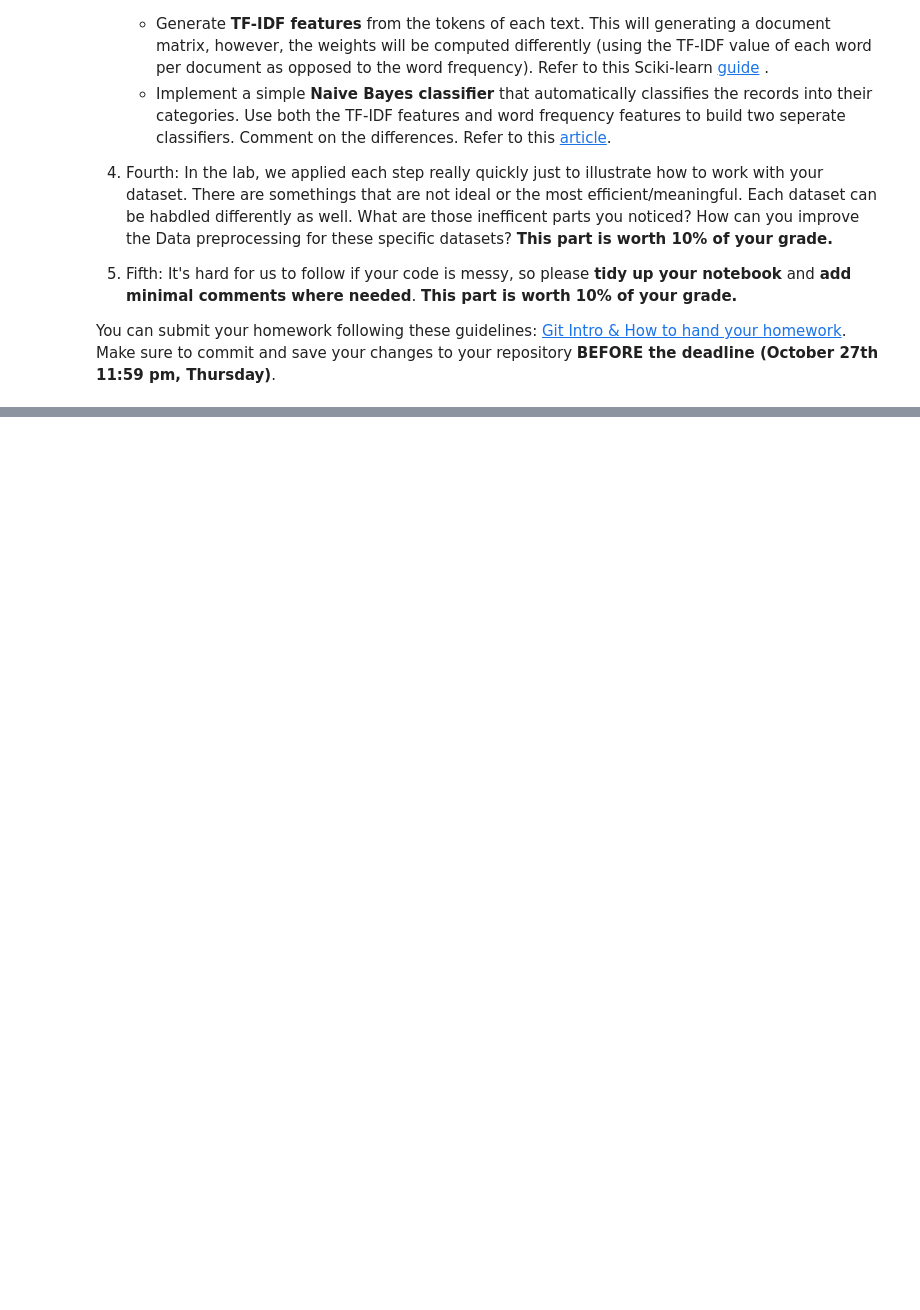
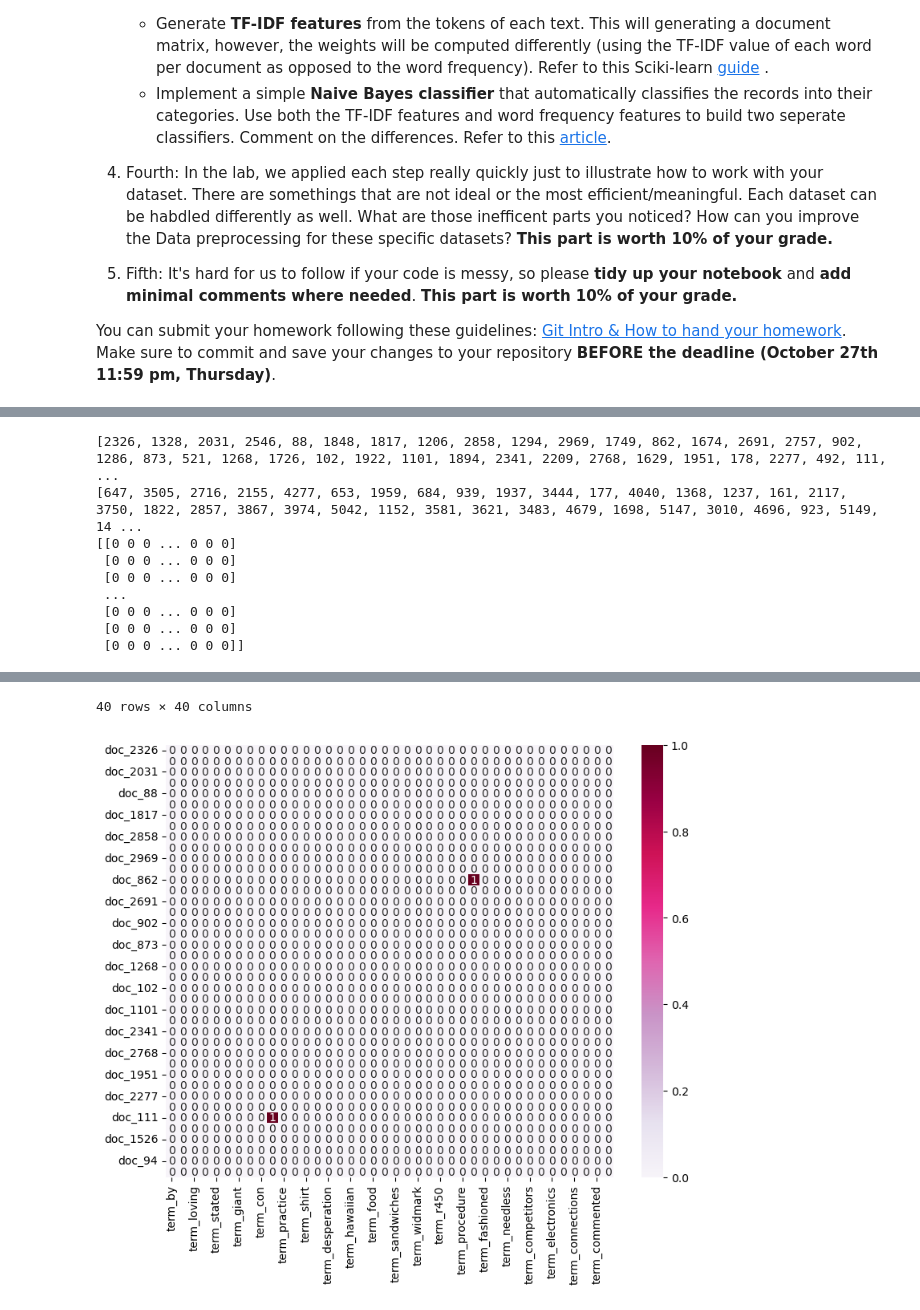
Before and after one commit to ansonlin3578/DM2023-Lab1-Master, a Jupyter notebook: Homework/DM2023-Lab1-Homework.ipynb, the cells around one changed output, grey strips where cells are left out. Drawn from its saved outputs; the diff is of its cells as text; code cells hidden in the pictures; blank space fills up the shorter version.

```diff
--- a/Homework/DM2023-Lab1-Homework.ipynb
+++ b/Homework/DM2023-Lab1-Homework.ipynb
@@ -35,0 +235,7 @@ You can submit your homework following these guidelines: [Git Intro & How to han
+# %%
+from sklearn.feature_extraction.text import CountVectorizer
+
+count_vect = CountVectorizer()
+X_counts = count_vect.fit_transform(pd_total.text) #learn the vocabulary and return document-term matrix
+print(X_counts.shape)
+print(X_counts[0])
@@ -35,0 +298,10 @@ You can submit your homework following these guidelines: [Git Intro & How to han
+# %%
+hot_idx = []
+for i, hot_point in enumerate(X_counts[0, 0:3000].toarray()[0]):
+    if hot_point == 0:
+        continue
+    else:
+        hot_idx.append(i)
+
+for idx in hot_idx:
+    print(count_vect.get_feature_names_out()[idx])
@@ -35,0 +318,37 @@ You can submit your homework following these guidelines: [Git Intro & How to han
+# %%
+import random
+record_len, term_len = X_counts.shape
+random_record_idx = random.sample(range(0, record_len), 40)
+random_term_idx = random.sample(range(0, term_len), 40)
+print(random_record_idx)
+print(random_term_idx)
+
+sample_x = count_vect.get_feature_names_out()[random_term_idx]
+plot_x = ["term_"+str(i) for i in sample_x]
+# sample_y = list(X.index)[random_record_idx]
+plot_y = ["doc_"+ str(i) for i in random_record_idx]
+
+# plot_z = X_counts[random_record_idx, random_term_idx].toarray() #X_counts[how many documents, how many terms]
+plot_z = []
+for i in random_record_idx:
+    current_row = []
+    for j in random_term_idx:
+        current_row.append(X_counts[i, j])
+    plot_z.append(current_row)
+print(np.array(plot_z))
+df_todraw = pd.DataFrame(plot_z, columns = plot_x, index = plot_y)
+display(df_todraw)
+plt.subplots(figsize=(9, 7))
+ax = sns.heatmap(df_todraw,
+                 cmap="PuRd",
+                 vmin=0, vmax=1, annot=True)
+# %% [output]
+[2326, 1328, 2031, 2546, 88, 1848, 1817, 1206, 2858, 1294, 2969, 1749, 862, 1674, 2691, 2757, 902, 1286, 873, 521, 1268, 1726, 102, 1922, 1101, 1894, 2341, 2209, 2768, 1629, 1951, 178, 2277, 492, 111, ...
+[647, 3505, 2716, 2155, 4277, 653, 1959, 684, 939, 1937, 3444, 177, 4040, 1368, 1237, 161, 2117, 3750, 1822, 2857, 3867, 3974, 5042, 1152, 3581, 3621, 3483, 4679, 1698, 5147, 3010, 4696, 923, 5149, 14 ...
+[[0 0 0 ... 0 0 0]
+ [0 0 0 ... 0 0 0]
+ [0 0 0 ... 0 0 0]
+ ...
+ [0 0 0 ... 0 0 0]
+ [0 0 0 ... 0 0 0]
+ [0 0 0 ... 0 0 0]]
@@ -35,0 +372,2 @@ You can submit your homework following these guidelines: [Git Intro & How to han
+40 rows × 40 columns
+[figure, added]
```
Also changed, not shown: parts of 31 cells of this notebook, 8 other files.
